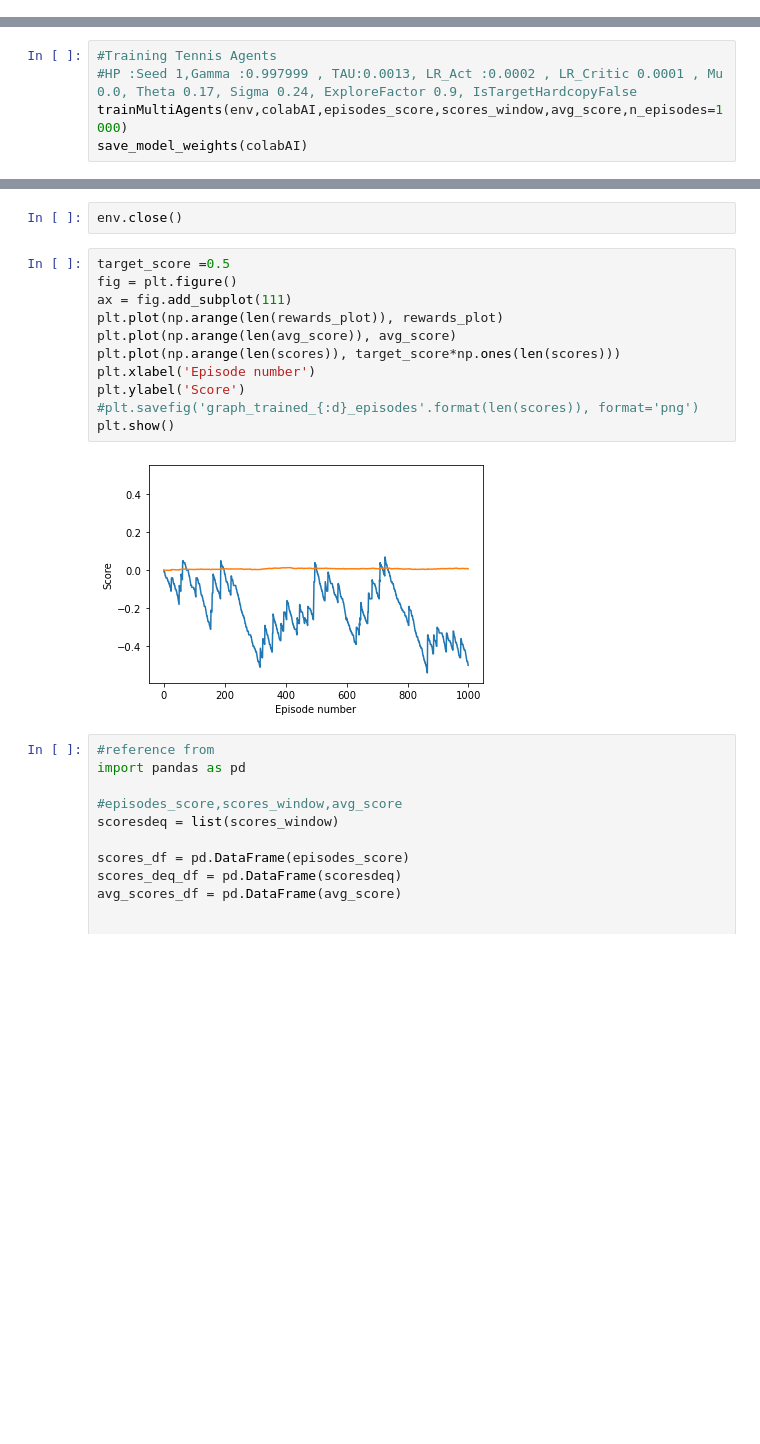
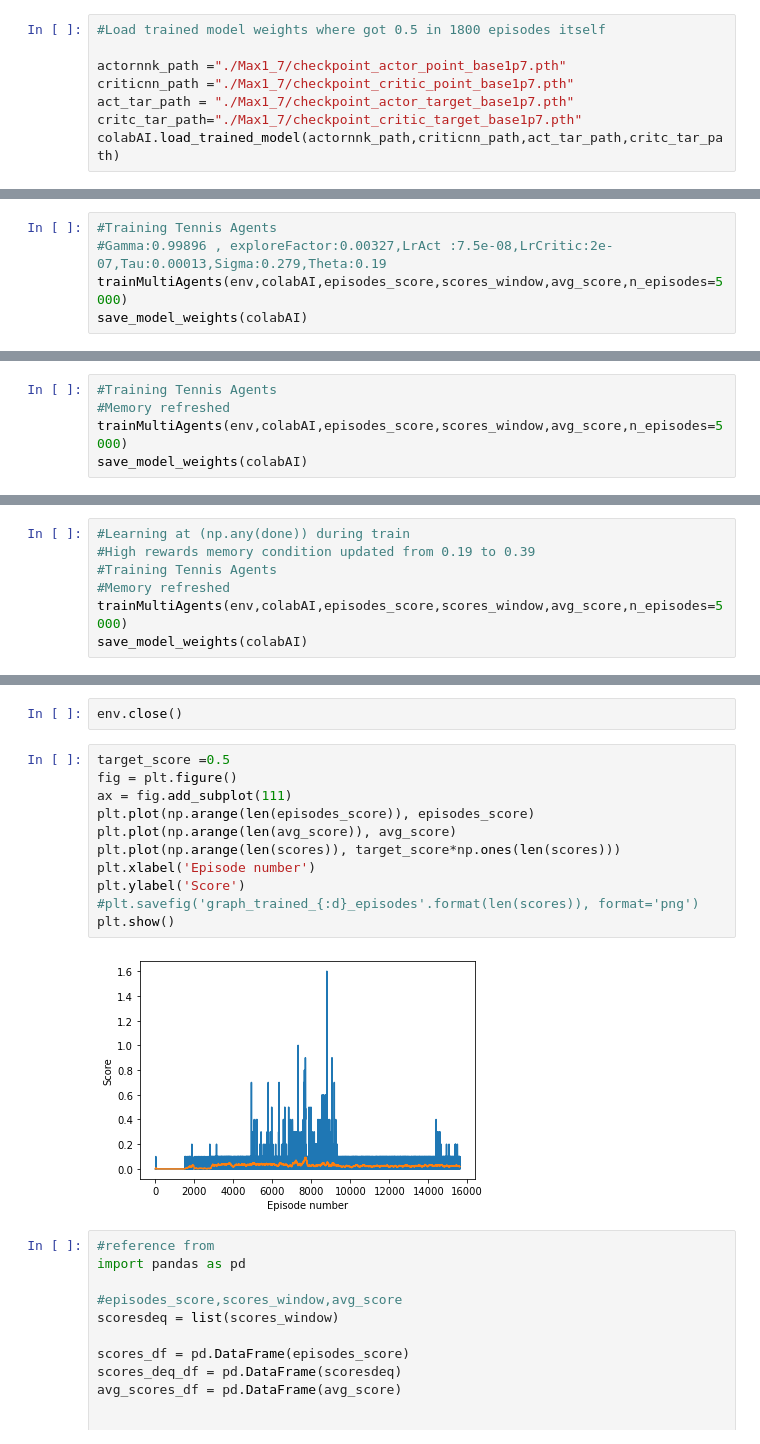
Before and after one commit to SENC/AiTennis, a Jupyter notebook: sourcecode/Tennis.ipynb, the cells around one changed output, grey strips where cells are left out. Cells and saved outputs as stored; diff of their text form; blank space fills up the shorter version.

Commit message:
Started Learning Max reward 1.75-LrParameter tuned

```diff
--- a/sourcecode/Tennis.ipynb
+++ b/sourcecode/Tennis.ipynb
@@ -312 +293,9 @@ Loading trained models from ./Maxpoint9/checkpoint_actor_point_base-Copy4.pth an
 Done!
+# %%
+#Load trained model weights where got 0.5 in 1800 episodes itself
+
+actornnk_path ="./Max1_7/checkpoint_actor_point_base1p7.pth"
+criticnn_path ="./Max1_7/checkpoint_critic_point_base1p7.pth"
+act_tar_path = "./Max1_7/checkpoint_actor_target_base1p7.pth"
+critc_tar_path="./Max1_7/checkpoint_critic_target_base1p7.pth"
+colabAI.load_trained_model(actornnk_path,criticnn_path,act_tar_path,critc_tar_path)
@@ -343,6 +347,6 @@ for agent in colabAI.multiagent:
 # %%
 #Training Tennis Agents
-#HP :Seed 1,Gamma :0.997999 , TAU:0.0013, LR_Act :0.0002 , LR_Critic 0.0001 , Mu 0.0, Theta 0.17, Sigma 0.24, ExploreFactor 0.9, IsTargetHardcopyFalse
-trainMultiAgents(env,colabAI,episodes_score,scores_window,avg_score,n_episodes=1000)
+#Gamma:0.99896 , exploreFactor:0.00327,LrAct :7.5e-08,LrCritic:2e-07,Tau:0.00013,Sigma:0.279,Theta:0.19
+trainMultiAgents(env,colabAI,episodes_score,scores_window,avg_score,n_episodes=5000)
 save_model_weights(colabAI)
 # %% [output]
@@ -395,0 +395,5 @@ Local Memory 100000, BackupMemory 100000
+# %%
+#Training Tennis Agents
+#Memory refreshed
+trainMultiAgents(env,colabAI,episodes_score,scores_window,avg_score,n_episodes=5000)
+save_model_weights(colabAI)
@@ -395,0 +423,7 @@ Local Memory 100000, BackupMemory 100000
+# %%
+#Learning at (np.any(done)) during train
+#High rewards memory condition updated from 0.19 to 0.39
+#Training Tennis Agents
+#Memory refreshed
+trainMultiAgents(env,colabAI,episodes_score,scores_window,avg_score,n_episodes=5000)
+save_model_weights(colabAI)
@@ -454,16 +508,16 @@ env.close()
 # %%
 target_score =0.5
 fig = plt.figure()
 ax = fig.add_subplot(111)
-plt.plot(np.arange(len(rewards_plot)), rewards_plot)
+plt.plot(np.arange(len(episodes_score)), episodes_score)
 plt.plot(np.arange(len(avg_score)), avg_score)
 plt.plot(np.arange(len(scores)), target_score*np.ones(len(scores)))
 plt.xlabel('Episode number')
 plt.ylabel('Score')
 #plt.savefig('graph_trained_{:d}_episodes'.format(len(scores)), format='png')
 plt.show()
 # %% [output]
-[figure, old version]
+[figure, new version]
 # %%
 #reference from
 import pandas as pd
```
Also changed, not shown: parts of 23 cells of this notebook, 6 other files.
